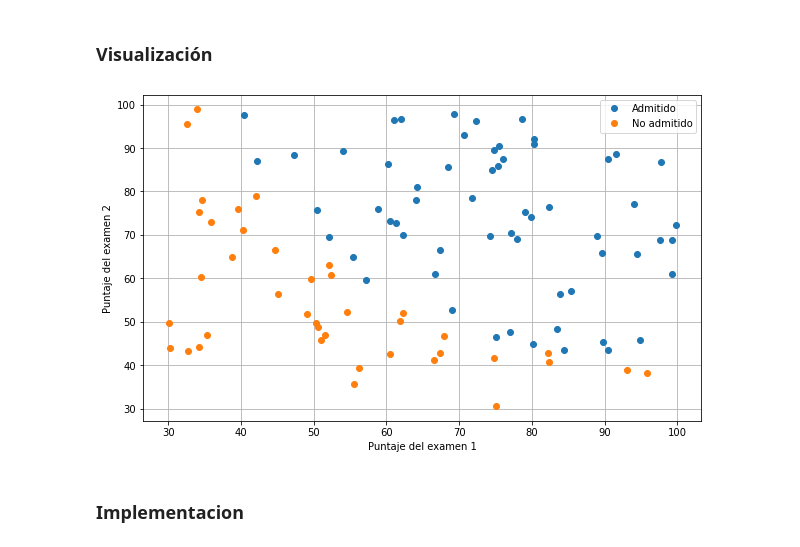
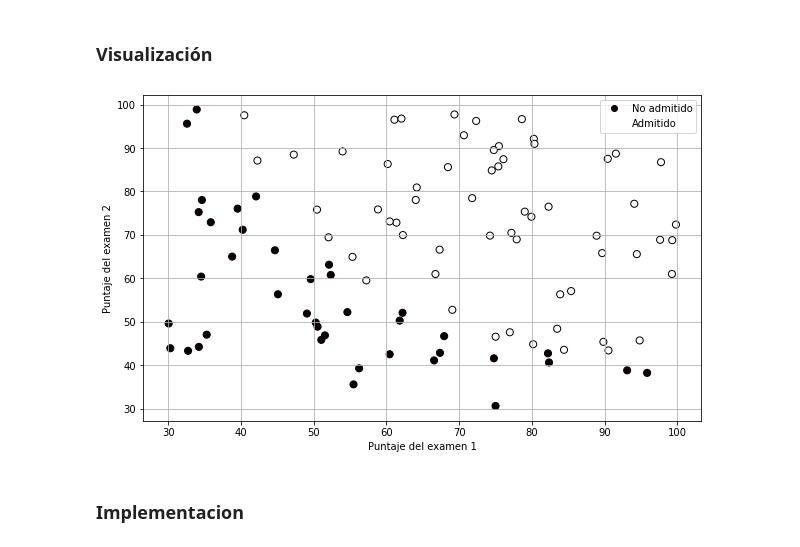
Before and after one commit to stissoni/machine-learning, a Jupyter notebook: Clasificador aspirantes universidad/Clasificador_aspirantes_a_universidad.ipynb, the cells around one changed output. Saved outputs shown, nothing was run; the diff lists cells and outputs as text; code cells hidden in the pictures.

Commit message:
Mejora en la vizsualizacion de datos

```diff
--- a/Clasificador aspirantes universidad/Clasificador_aspirantes_a_universidad.ipynb
+++ b/Clasificador aspirantes universidad/Clasificador_aspirantes_a_universidad.ipynb
@@ -27,18 +27,19 @@ X = np.insert(X,0,1,axis=1)
 admitido = np.array([X[i] for i in range(X.shape[0]) if y[i] == 1])
 no_admitido = np.array([X[i] for i in range(X.shape[0]) if y[i] == 0])
 # %%
-def plotData():
+def visualizar_datos():
     plt.figure(figsize=(10,6))
-    plt.plot(admitido[:,1],admitido[:,2],"o",label='Admitido')
-    plt.plot(no_admitido[:,1],no_admitido[:,2],"o",label='No admitido')
+    datafile = 'ex2data1.txt'
+    cols = np.loadtxt(datafile,delimiter=',',usecols=(0,1,2),unpack=True)
+    scatter = plt.scatter(cols[0, :], cols[1, :], c = cols[2, :], s = 50, edgecolors = "black", cmap = plt.cm.hot)
     plt.xlabel('Puntaje del examen 1')
     plt.ylabel('Puntaje del examen 2')
-    plt.legend()
-    plt.grid(True)
+    plt.legend(handles=  scatter.legend_elements()[0], labels= ["No admitido", "Admitido"])
+    plt.grid()
 
-plotData()
+visualizar_datos()
 # %% [output]
-[figure, old version]
+[figure, new version]
 # %% [markdown]
 ### Implementacion
 # %% [markdown]
```
Also changed, not shown: parts of 5 cells of this notebook, 1 other file.
